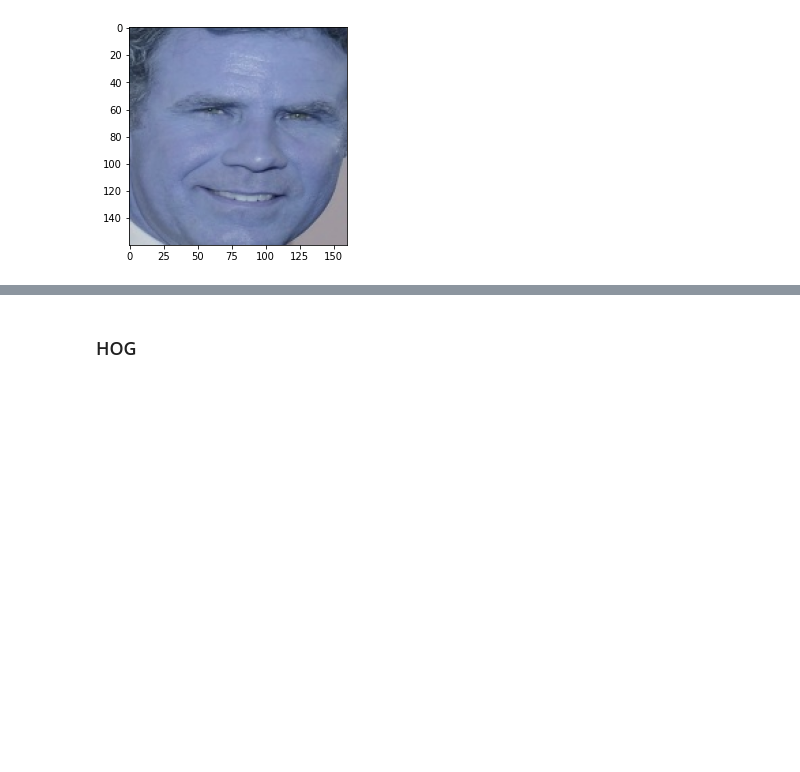
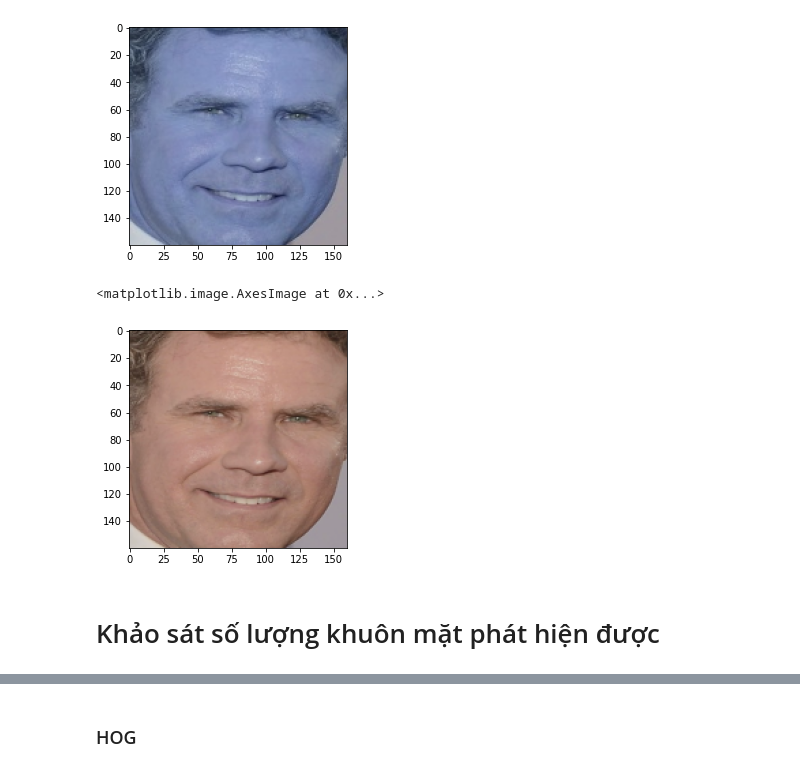
Before and after one commit to TranAnhVu0411/CV_internship, a Jupyter notebook: face_recognition/marvel_face_recognition/step_by_step_face_recognition/face_preprocess.ipynb, the cells around one changed output, grey strips where cells are left out. Cells and saved outputs as stored; diff of their text form; code cells hidden in the pictures; blank space fills up the shorter version.

```diff
--- a/face_recognition/marvel_face_recognition/step_by_step_face_recognition/face_preprocess.ipynb
+++ b/face_recognition/marvel_face_recognition/step_by_step_face_recognition/face_preprocess.ipynb
@@ -144,3 +130,15 @@ plt.imshow(cv2.imread(os.path.join(sample_path, "preprocess_img_mtcnn.jpg")))
 # %% [output]
 <matplotlib.image.AxesImage at 0x...>
 [figure]
+# %%
+# Ảnh được lưu lại tương đương với dòng code sau
+point, _ = mtcnn_detector.detect(face_image)
+point = point[0]
+cropped = face_image[int(point[1]):int(point[3]), int(point[0]):int(point[2])]
+aligned = cv2.resize(cropped, (160, 160), interpolation=cv2.INTER_AREA)
+plt.imshow(aligned)
+# %% [output]
+<matplotlib.image.AxesImage at 0x...>
+[figure, added]
+# %% [markdown]
+# Khảo sát số lượng khuôn mặt phát hiện được
```
Also changed, not shown: parts of 13 cells of this notebook, 2 other files.
